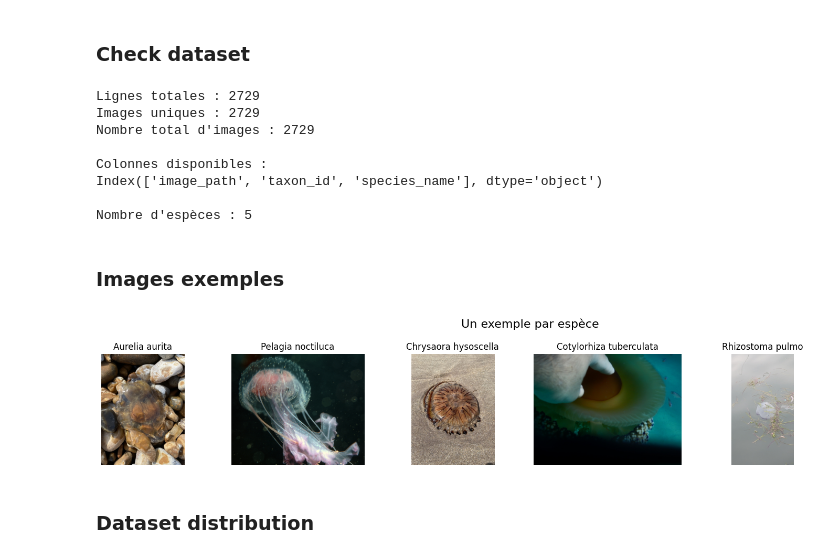
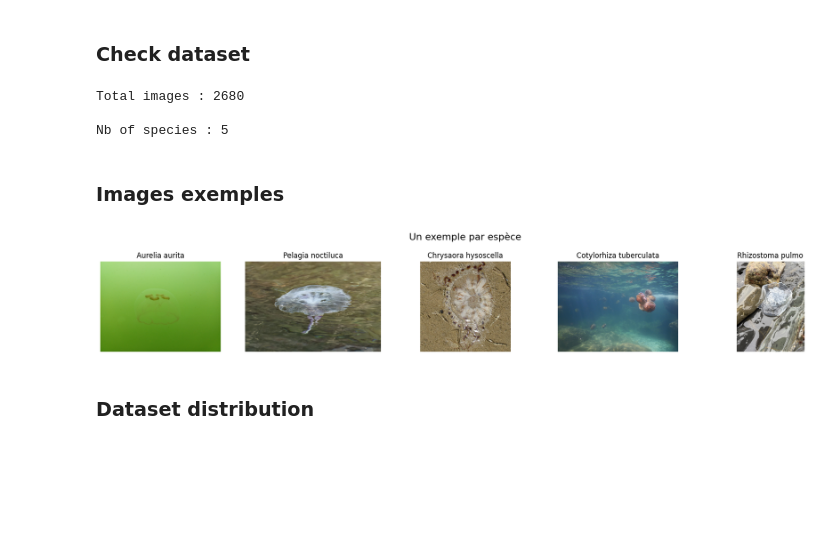
Before and after one commit to elisectr/jellyfish-classification, a Jupyter notebook: notebooks/01_data_exploration.ipynb, the cells around one changed output. Drawn from its saved outputs; the diff is of its cells as text; code cells hidden in the pictures; blank space fills up the shorter version.

```diff
--- a/notebooks/01_data_exploration.ipynb
+++ b/notebooks/01_data_exploration.ipynb
@@ -53,11 +27,18 @@ import cv2
 
 %matplotlib inline
 # %%
-# Path to CSV file
-csv_path = "data/metadata/jellyfish_dataset.csv"
+# Path to dataset
+images_root = Path("data/images")
 
+# List all images and their species
+records = []
+for img_path in images_root.rglob("*.jpg"):
+    species_name = img_path.parent.name.replace("_", " ")
+    records.append({
+        "image_path": str(img_path),
+        "species_name": species_name
+    })
 
-# Load dataset
-df = pd.read_csv(csv_path)
-print(df.head(5))
+df = pd.DataFrame(records)
+print(df.head())
 # %% [output]
@@ -104,52 +54,45 @@ df.to_csv("data/metadata/jellyfish_dataset_cleaned.csv", index=False)
 nb_total = len(df)
 nb_images_uniques = df['image_path'].nunique()
 
-print(f"Lignes totales : {nb_total}")
-print(f"Images uniques : {nb_images_uniques}")
-
-print(f"Nombre total d'images : {len(df)}")
-print("\nColonnes disponibles :")
-print(df.columns)
-
-# Nombre d'espèces uniques
-print(f"\nNombre d'espèces : {df['species_name'].nunique()}")
+print(f"Total images : {nb_total}")
+print(f"\nNb of species : {df['species_name'].nunique()}")
 # %% [output]
-Lignes totales : 2729
-Images uniques : 2729
-Nombre total d'images : 2729
+Total images : 2680
 
-Colonnes disponibles :
-Index(['image_path', 'taxon_id', 'species_name'], dtype='object')
-
-Nombre d'espèces : 5
+Nb of species : 5
 # %% [markdown]
 ### Images exemples
 # %%
-def show_sample_images_per_species(df):
-    species_list = df['species_name'].unique()[:6]
+def show_sample_images_per_species(images_root: str = "data/images"):
+    images_root = Path(images_root)
+    species_dirs = [d for d in images_root.iterdir() if d.is_dir()]
 
     plt.figure(figsize=(18, 3))
 
-    for i, species_name in enumerate(species_list):
-        # Sélectionner une image aléatoire pour cette espèce
-        sample = df[df['species_name'] == species_name].sample(n=1).iloc[0]
+    for i, species_dir in enumerate(species_dirs):
+        image_files = list(species_dir.glob("*.jpg"))
+        if not image_files:
+            continue
 
-        img = cv2.imread(sample['image_path'])
+        # Choose a random image
+        img_path = random.choice(image_files)
+
+        # Read and convert to RGB
+        img = cv2.imread(str(img_path))
         img = cv2.cvtColor(img, cv2.COLOR_BGR2RGB)
 
-        plt.subplot(1, 6, i + 1)
+        plt.subplot(1, len(species_dirs), i + 1)
         plt.imshow(img)
-        plt.title(f"{species_name}", fontsize=12)
-        plt.axis('off')
+        plt.title(species_dir.name.replace("_", " "), fontsize=12)
+        plt.axis("off")
 
     plt.suptitle("Un exemple par espèce", fontsize=16)
     plt.tight_layout()
     plt.show()
 
-# Afficher une image par espèce
-show_sample_images_per_species(df)
+show_sample_images_per_species(images_root="data/images")
 # %% [output]
-[figure, old version]
+[figure, new version]
 # %% [markdown]
 ### Dataset distribution
 # %%
```
Also changed, not shown: parts of 12 cells of this notebook, 2 other files.
